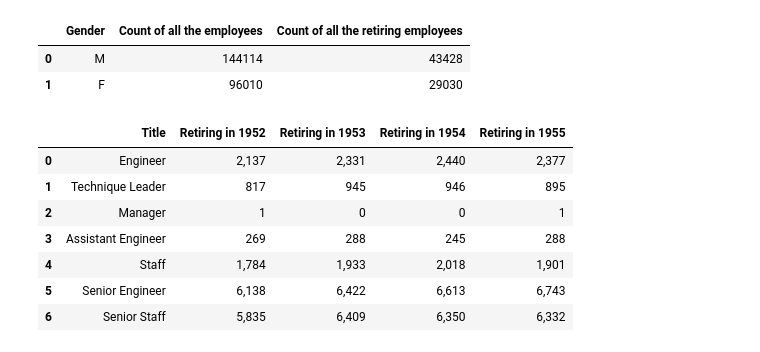
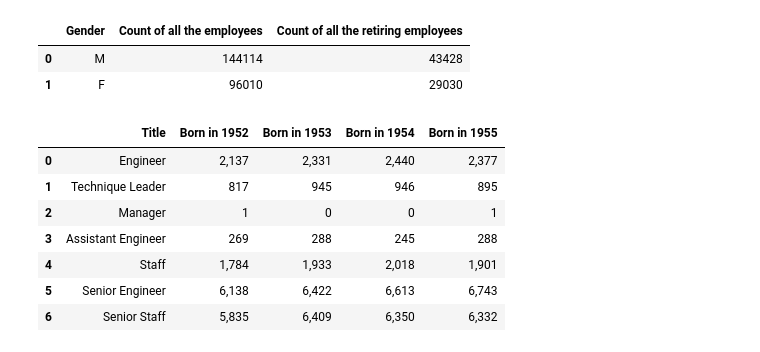
Before and after one commit to Daniel-Sanudo/Pewlett-Hackard-Analysis, a Jupyter notebook: Data/Tables.ipynb, the cells around one changed output. Saved outputs shown, nothing was run; the diff lists cells and outputs as text; code cells hidden in the pictures.

Commit message:
Fixed typo with retirements per year column label

```diff
--- a/Data/Tables.ipynb
+++ b/Data/Tables.ipynb
@@ -156,18 +156,18 @@ Employees_Gender_DF
 # %%
 Retirement_Breakdown_DF = pd.read_csv('retirements_per_year.csv')
 Retirement_Breakdown_DF = Retirement_Breakdown_DF.fillna(0)
 Retirement_Breakdown_DF.columns = ['Title',
-                                  'Retiring in 1952',
-                                  'Retiring in 1953',
-                                  'Retiring in 1954',
-                                  'Retiring in 1955']
-Retirement_Breakdown_DF["Retiring in 1952"] = Retirement_Breakdown_DF["Retiring in 1952"].map('{:,.0f}'.format)
-Retirement_Breakdown_DF["Retiring in 1953"] = Retirement_Breakdown_DF["Retiring in 1953"].map('{:,.0f}'.format)
-Retirement_Breakdown_DF["Retiring in 1954"] = Retirement_Breakdown_DF["Retiring in 1954"].map('{:,.0f}'.format)
-Retirement_Breakdown_DF["Retiring in 1955"] = Retirement_Breakdown_DF["Retiring in 1955"].map('{:,.0f}'.format)
+                                  'Born in 1952',
+                                  'Born in 1953',
+                                  'Born in 1954',
+                                  'Born in 1955']
+Retirement_Breakdown_DF["Born in 1952"] = Retirement_Breakdown_DF["Born in 1952"].map('{:,.0f}'.format)
+Retirement_Breakdown_DF["Born in 1953"] = Retirement_Breakdown_DF["Born in 1953"].map('{:,.0f}'.format)
+Retirement_Breakdown_DF["Born in 1954"] = Retirement_Breakdown_DF["Born in 1954"].map('{:,.0f}'.format)
+Retirement_Breakdown_DF["Born in 1955"] = Retirement_Breakdown_DF["Born in 1955"].map('{:,.0f}'.format)
 Retirement_Breakdown_DF
 # %% [output]
-|  | Title | Retiring in 1952 | Retiring in 1953 | Retiring in 1954 | Retiring in 1955 |
+|  | Title | Born in 1952 | Born in 1953 | Born in 1954 | Born in 1955 |
 | 0 | Engineer | 2,137 | 2,331 | 2,440 | 2,377 |
 | 1 | Technique Leader | 817 | 945 | 946 | 895 |
 | 2 | Manager | 1 | 0 | 0 | 1 |
```
Also changed, not shown: 1 other file.
